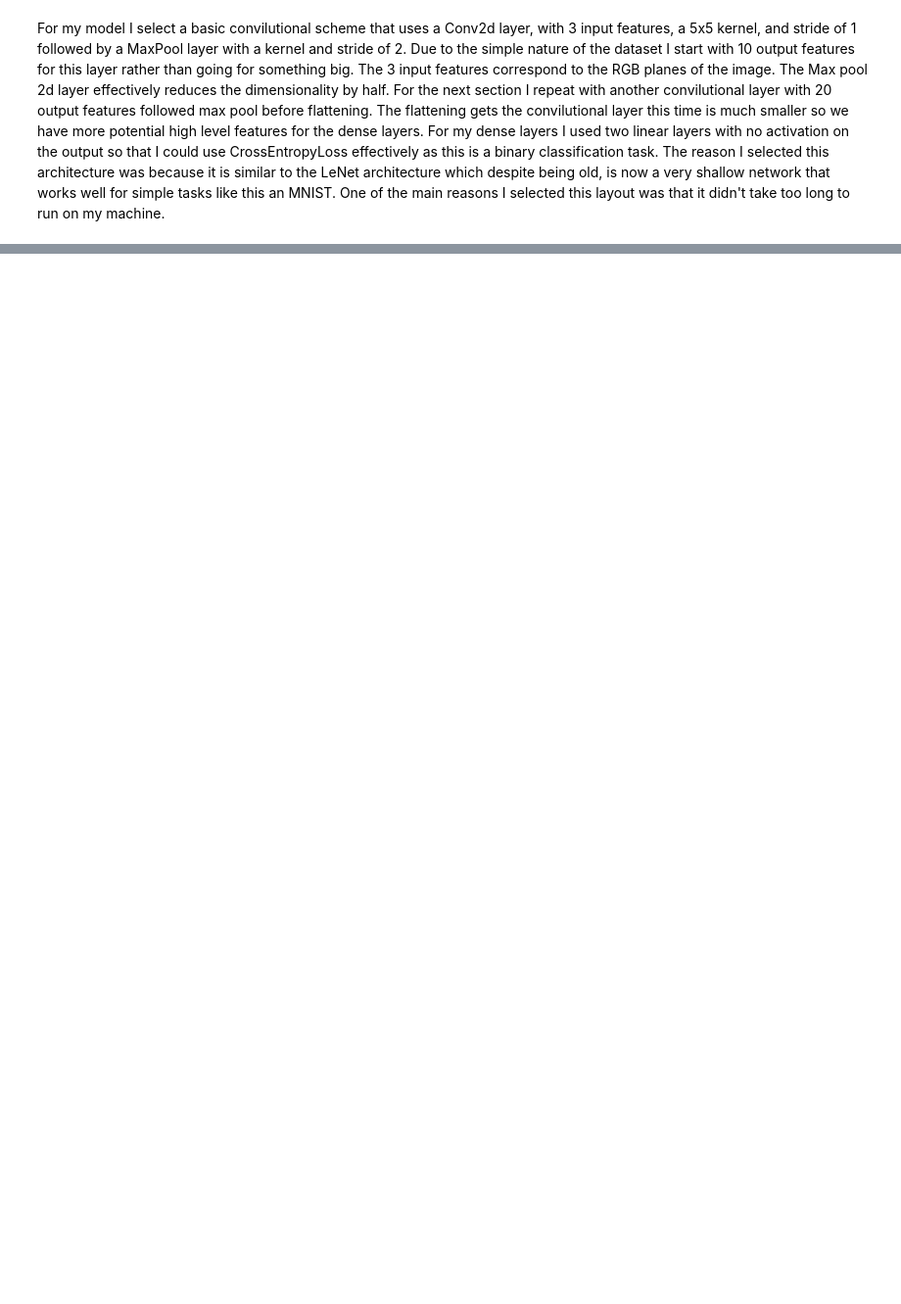
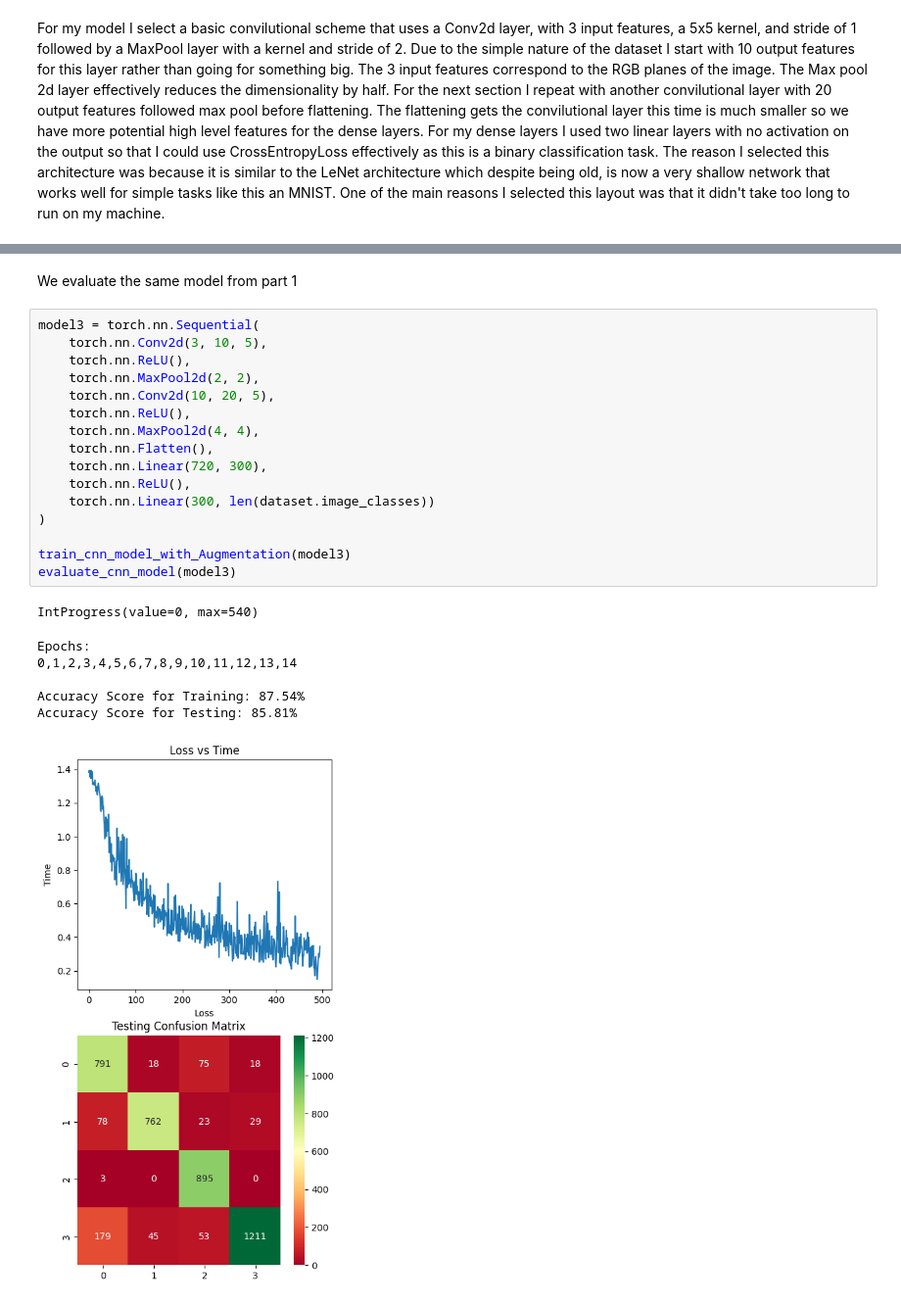
Before and after one commit to James-Oswald/CSCI-6962-Projects-in-ML-AI, a Jupyter notebook: hw5/hw5.ipynb, the cells around one changed output, grey strips where cells are left out. Shown at 98% size. Drawn from its saved outputs; the diff is of its cells as text; blank space fills up the shorter version.

```diff
--- a/hw5/hw5.ipynb
+++ b/hw5/hw5.ipynb
@@ -213,0 +312,26 @@ Epochs:
+# %% [markdown]
+We evaluate the same model from part 1
+# %%
+model3 = torch.nn.Sequential(
+    torch.nn.Conv2d(3, 10, 5),
+    torch.nn.ReLU(),
+    torch.nn.MaxPool2d(2, 2),
+    torch.nn.Conv2d(10, 20, 5),
+    torch.nn.ReLU(),
+    torch.nn.MaxPool2d(4, 4),
+    torch.nn.Flatten(),
+    torch.nn.Linear(720, 300),
+    torch.nn.ReLU(),
+    torch.nn.Linear(300, len(dataset.image_classes))
+)
+
+train_cnn_model_with_Augmentation(model3)
+evaluate_cnn_model(model3)
+# %% [output]
+IntProgress(value=0, max=540)
+Epochs:
+0,1,2,3,4,5,6,7,8,9,10,11,12,13,14
+
+Accuracy Score for Training: 87.54%
+Accuracy Score for Testing: 85.81%
+[figure, added]
```
Also changed, not shown: parts of 17 cells of this notebook, 2 other files.
